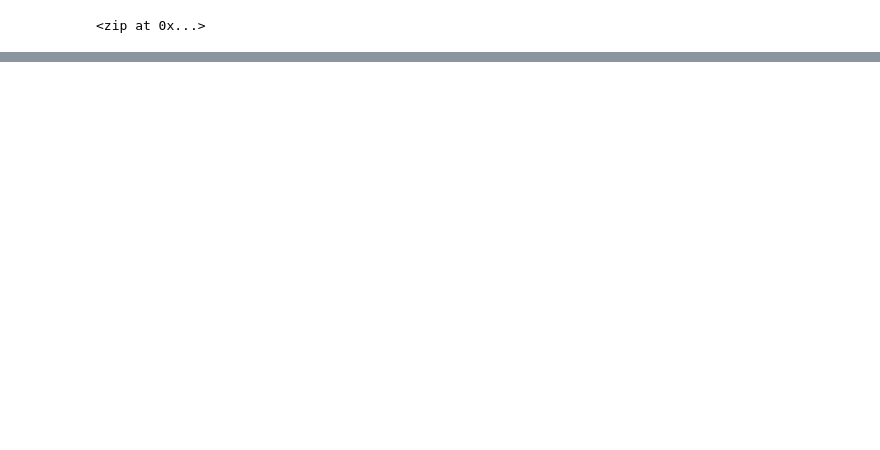
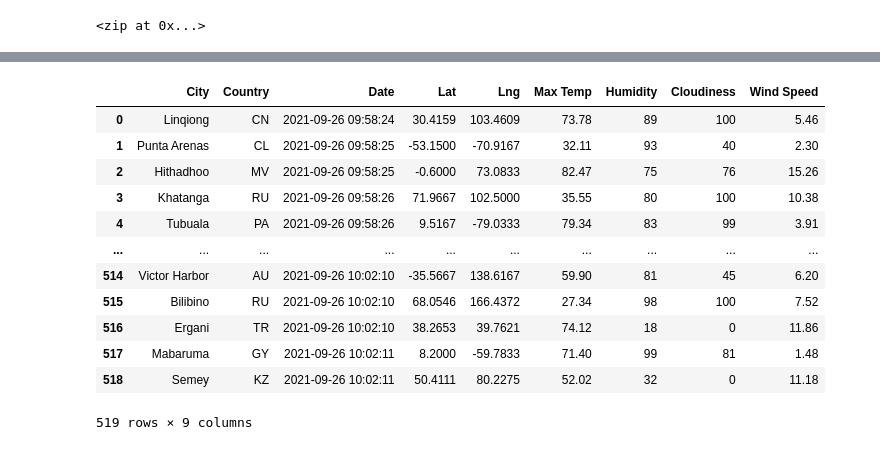
Before and after one commit to ChesterWilliamsDev/World_Weather_Analysis, a Jupyter notebook: WeatherPy.ipynb, the cells around one changed output, grey strips where cells are left out. Cells and saved outputs as stored; diff of their text form; code cells hidden in the pictures; blank space fills up the shorter version.

Commit message:
Modifying adding WeatherPy file

```diff
--- a/WeatherPy.ipynb
+++ b/WeatherPy.ipynb
@@ -33,0 +40,4 @@ len(cities)
+# %%
+# Starting URL for Weather Map API Call.
+url = "http://api.openweathermap.org/data/2.5/weather?units=Imperial&APPID=" + weather_api_key
+print(url)
@@ -33,0 +49,10 @@ len(cities)
+# %%
+# Create an empty list to hold the weather data.
+city_data = []
+# Print the beginning of the logging.
+print("Beginning Data Retrieval     ")
+print("-----------------------------")
+
+# Create counters.
+record_count = 1
+set_count = 1
@@ -33,0 +62,10 @@ len(cities)
+# %%
+# Loop through all the cities in our list.
+for i in range(len(cities)):
+
+    # Group cities in sets of 50 for logging purposes.
+    if (i % 50 == 0 and i >= 50):
+        set_count += 1
+        record_count = 1
+    # Create endpoint URL with each city.
+    city_url = url + "&q=" + cities[i]
@@ -33,0 +143,4 @@ len(cities)
+# %%
+# Convert the array of dictionaries to a Pandas DataFrame.
+city_data_df = pd.DataFrame(city_data)
+city_data_df.head(10)
@@ -33,0 +159,18 @@ len(cities)
+# %%
+new_column_order = ["City", "Country", "Date", "Lat", "Lng", "Max Temp", "Humidity", "Cloudiness", "Wind Speed"]
+city_data_df = city_data_df[new_column_order]
+city_data_df
+# %% [output]
+|  | City | Country | Date | Lat | Lng | Max Temp | Humidity | Cloudiness | Wind Speed |
+| 0 | Linqiong | CN | 2021-09-26 09:58:24 | 30.4159 | 103.4609 | 73.78 | 89 | 100 | 5.46 |
+| 1 | Punta Arenas | CL | 2021-09-26 09:58:25 | -53.1500 | -70.9167 | 32.11 | 93 | 40 | 2.30 |
+| 2 | Hithadhoo | MV | 2021-09-26 09:58:25 | -0.6000 | 73.0833 | 82.47 | 75 | 76 | 15.26 |
+| 3 | Khatanga | RU | 2021-09-26 09:58:26 | 71.9667 | 102.5000 | 35.55 | 80 | 100 | 10.38 |
+| 4 | Tubuala | PA | 2021-09-26 09:58:26 | 9.5167 | -79.0333 | 79.34 | 83 | 99 | 3.91 |
+| ... | ... | ... | ... | ... | ... | ... | ... | ... | ... |
+| 514 | Victor Harbor | AU | 2021-09-26 10:02:10 | -35.5667 | 138.6167 | 59.90 | 81 | 45 | 6.20 |
+| 515 | Bilibino | RU | 2021-09-26 10:02:10 | 68.0546 | 166.4372 | 27.34 | 98 | 100 | 7.52 |
+| 516 | Ergani | TR | 2021-09-26 10:02:10 | 38.2653 | 39.7621 | 74.12 | 18 | 0 | 11.86 |
+| 517 | Mabaruma | GY | 2021-09-26 10:02:11 | 8.2000 | -59.7833 | 71.40 | 99 | 81 | 1.48 |
+| 518 | Semey | KZ | 2021-09-26 10:02:11 | 50.4111 | 80.2275 | 52.02 | 32 | 0 | 11.18 |
+519 rows × 9 columns
```
Also changed, not shown: parts of 9 cells of this notebook.
